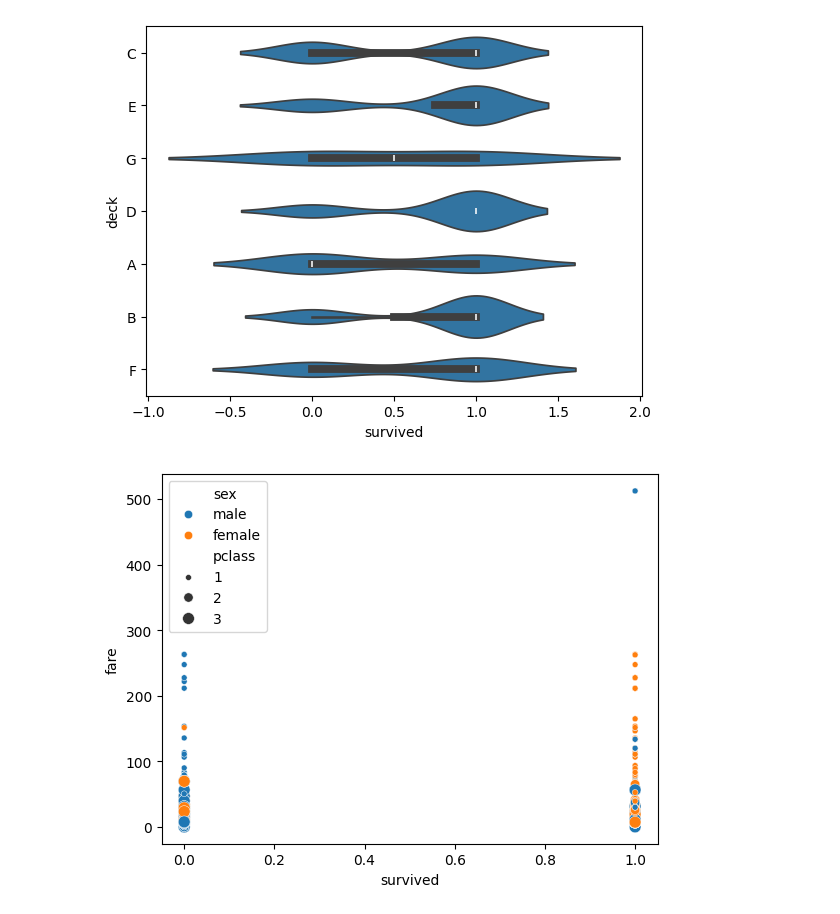
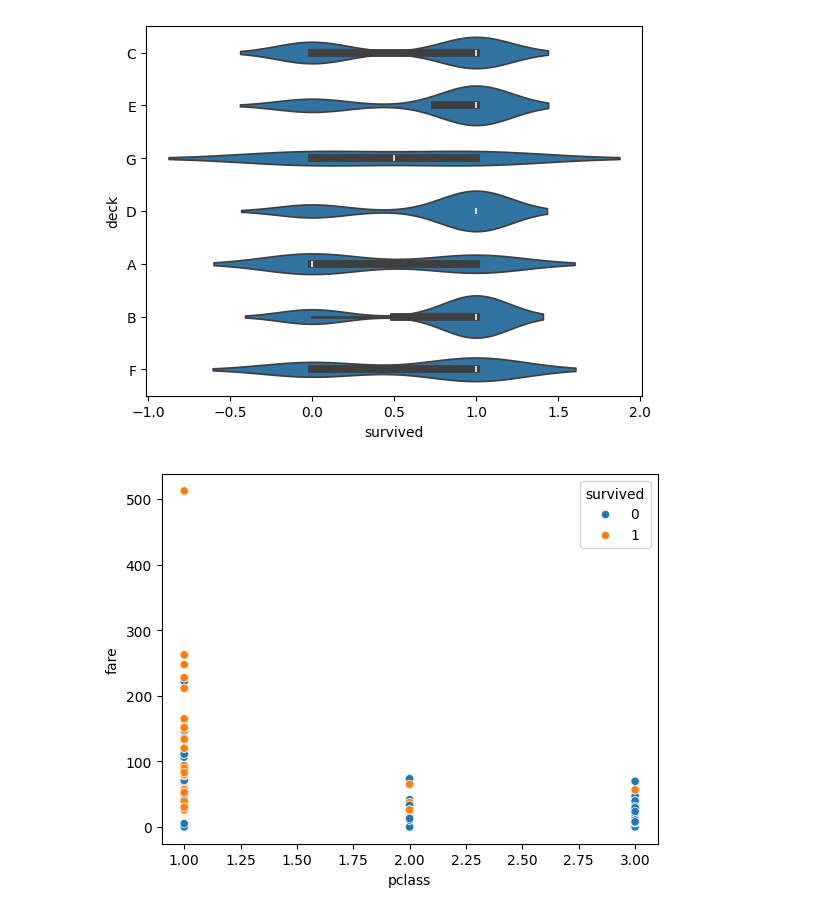
Before and after one commit to Dharanir31/OpenAI, a Jupyter notebook: Sep24_002_EDA_Visuals.ipynb, the cells around one changed output. Cells and saved outputs as stored; diff of their text form; code cells hidden in the pictures.

```diff
--- a/Sep24_002_EDA_Visuals.ipynb
+++ b/Sep24_002_EDA_Visuals.ipynb
@@ -346,8 +346,8 @@ sns.violinplot(data=ti, x='survived',y='deck')
 <Axes: xlabel='survived', ylabel='deck'>
 [figure]
 # %%
-sns.scatterplot(data=ti, x='survived', y='fare',
-                hue = 'sex',
-                size = 'pclass');
+sns.scatterplot(data=ti, x='pclass', y='fare',
+                hue = 'survived'
+                );
 # %% [output]
-[figure, old version]
+[figure, new version]
```
